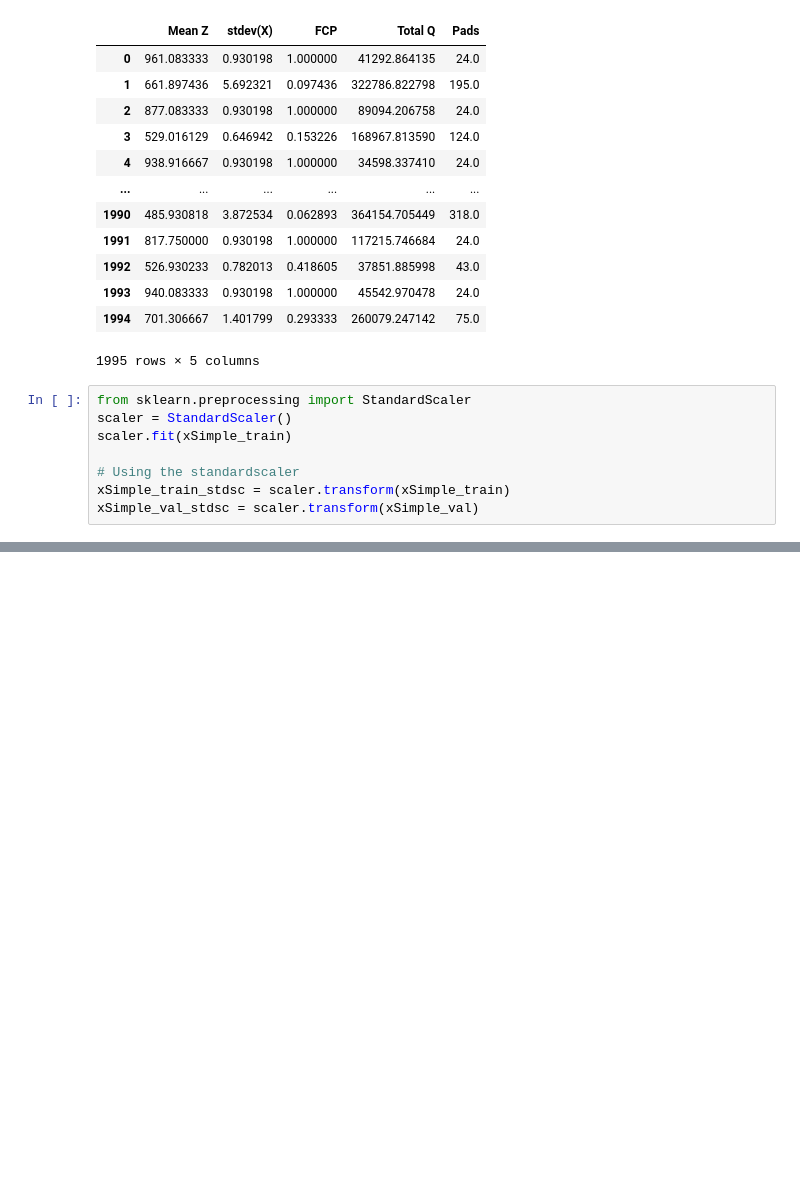
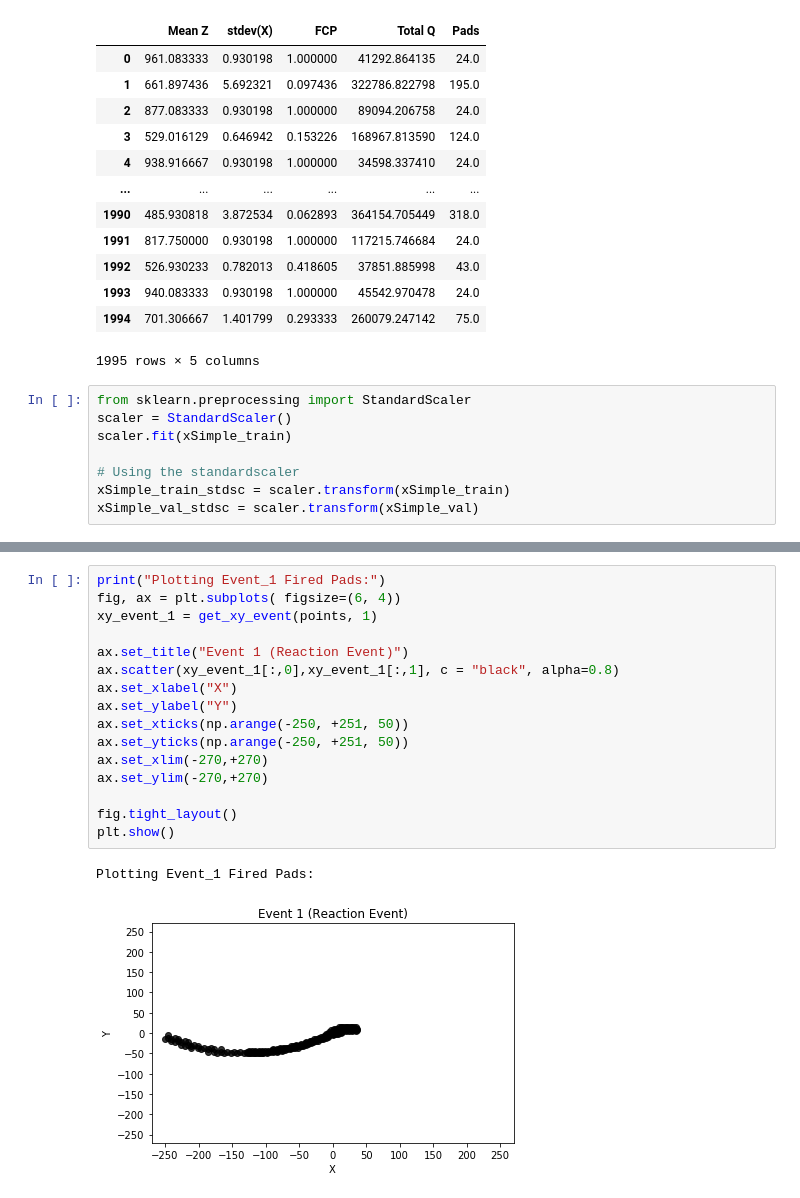
Before and after one commit to fracassetti-stf/AT-TPC_MLProject, a Jupyter notebook: CNN.ipynb, the cells around one changed output, grey strips where cells are left out. Cells and saved outputs as stored; diff of their text form; blank space fills up the shorter version.

```diff
--- a/CNN.ipynb
+++ b/CNN.ipynb
@@ -411,0 +234,19 @@ history = my_model.fit(images_train,
+# %%
+print("Plotting Event_1 Fired Pads:")
+fig, ax = plt.subplots( figsize=(6, 4))
+xy_event_1 = get_xy_event(points, 1)
+
+ax.set_title("Event 1 (Reaction Event)")
+ax.scatter(xy_event_1[:,0],xy_event_1[:,1], c = "black", alpha=0.8)
+ax.set_xlabel("X")
+ax.set_ylabel("Y")
+ax.set_xticks(np.arange(-250, +251, 50))
+ax.set_yticks(np.arange(-250, +251, 50))
+ax.set_xlim(-270,+270)
+ax.set_ylim(-270,+270)
+
+fig.tight_layout()
+plt.show()
+# %% [output]
+Plotting Event_1 Fired Pads:
+[figure, added]
```
Also changed, not shown: parts of 66 cells of this notebook, 1 other file.
